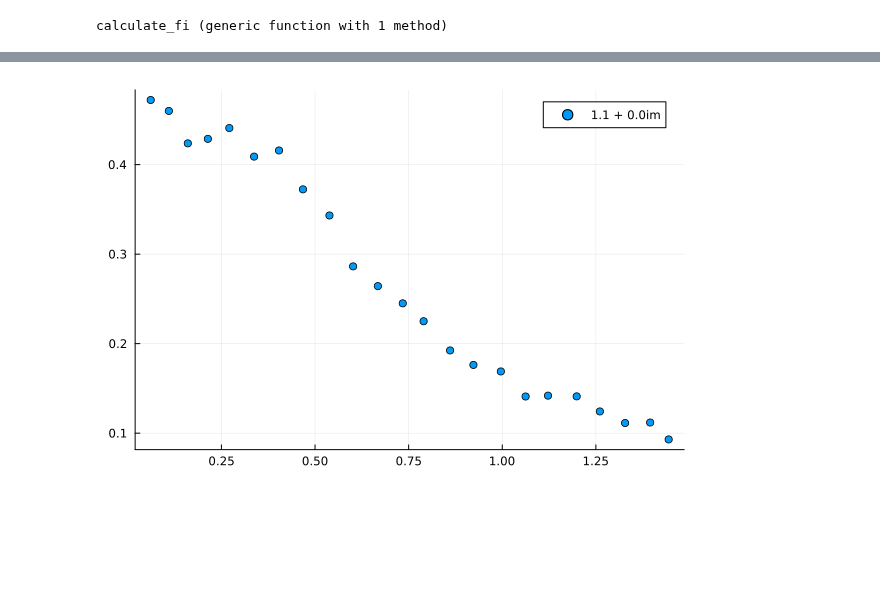
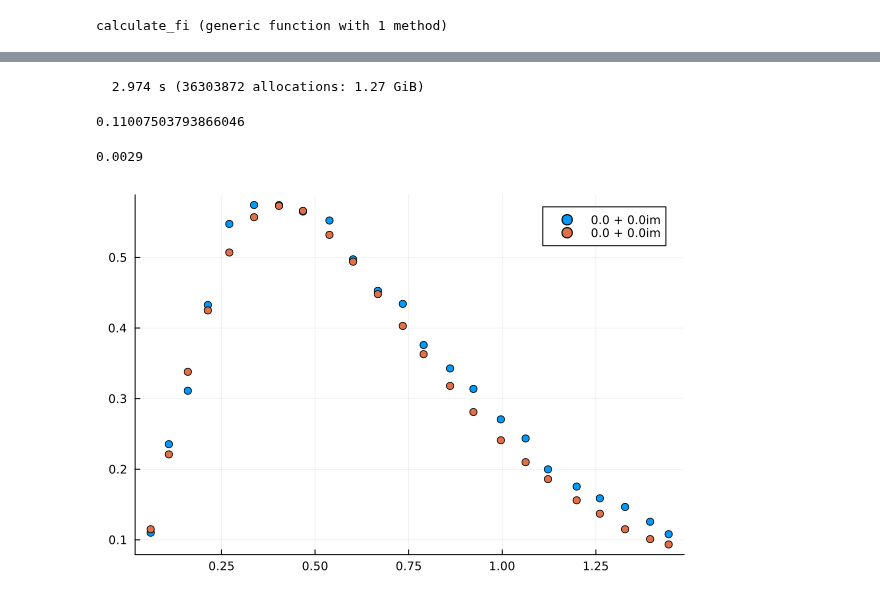
Before and after one commit to Ste1nb0cK/BackAction.jl, a Jupyter notebook: notebooks/TestingFIStepByStep.ipynb, the cells around one changed output, grey strips where cells are left out. Drawn from its saved outputs; the diff is of its cells as text; code cells hidden in the pictures; blank space fills up the shorter version.

```diff
--- a/notebooks/TestingFIStepByStep.ipynb
+++ b/notebooks/TestingFIStepByStep.ipynb
@@ -149,11 +171,11 @@ FisherInformationRoutine(theta, dtheta,tf, T, alpha, nchannels, Ls, dLs, ntraj)
 # %%
 ndeltas = length(DELTA_GAMMELMARK)
-nalphas = 20
-alphamax = 2.0 + 0.0im
+nalphas = 1
+alphamax = 0.0 + 0.0im
 dalphas = alphamax/nalphas
 alphas = [dalphas*m for m in 0:nalphas]
 myfi = Array{Float64}(undef, ndeltas, nalphas)
-@time begin
+@profview begin
     for k in 1:nalphas
         println(alphas[k])
     @time begin
@@ -184,5 +195,15 @@ end
+# %%
+@btime FisherInformationRoutine(DELTA_GAMMELMARK[1], DELTA_GAMMELMARK[1]/1000, tf, T, [alphas[1]], nchannels, Ls, dLs, ntraj)
+# %% [output]
+  2.974 s (36303872 allocations: 1.27 GiB)
+0.11007503793866046
+# %%
+2.9/1000
+# %% [output]
+0.0029
 # %%
-k = 13
+k = 1
 scatter(DELTA_GAMMELMARK, myfi[:, k], label="$(alphas[k])")
+scatter!(DELTA_GAMMELMARK, FI_GAMMELMARK, label="$(alphas[k])")
 # %% [output]
-[figure, old version]
+[figure, new version]
```
Also changed, not shown: parts of 12 cells of this notebook, 5 other files.
